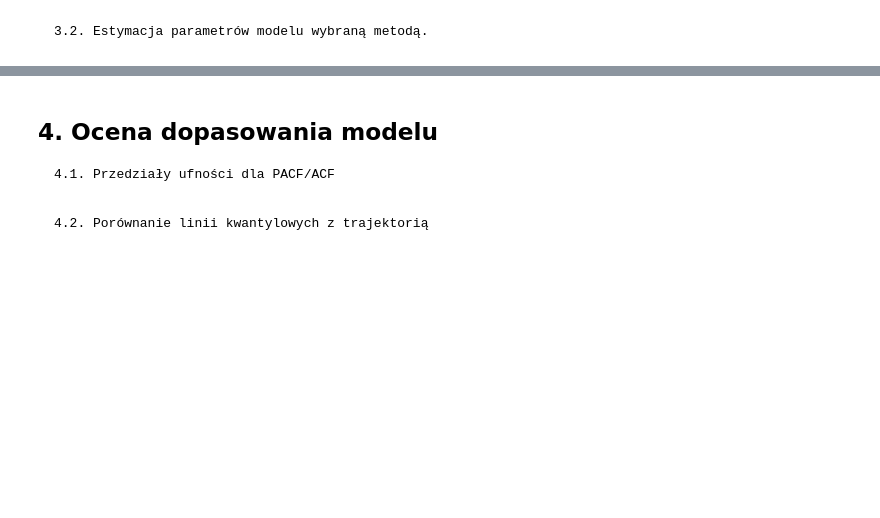
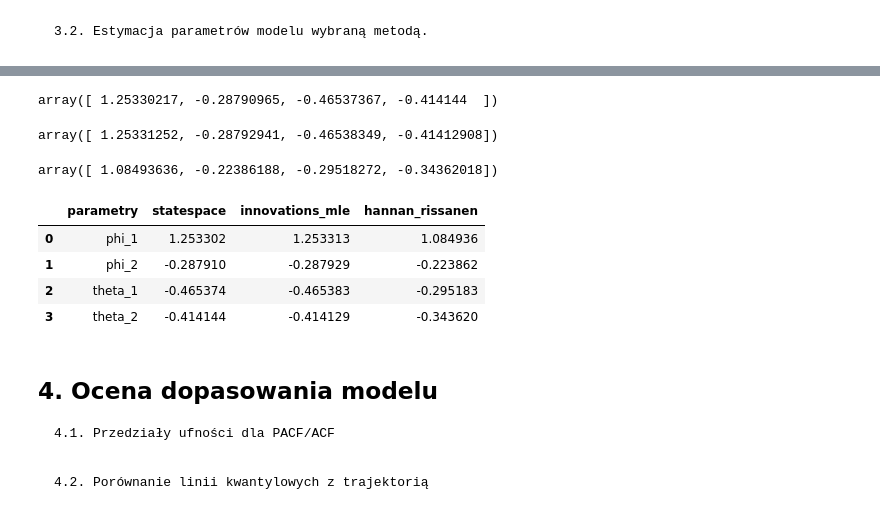
Before and after one commit to MagdalenaSudol/Model_ARMA, a Jupyter notebook: raport_boston.ipynb, the cells around one changed output, grey strips where cells are left out. Drawn from its saved outputs; the diff is of its cells as text; code cells hidden in the pictures; blank space fills up the shorter version.

Commit message:
Dodanie estymacji parametrów modelu

```diff
--- a/raport_boston.ipynb
+++ b/raport_boston.ipynb
@@ -471,3 +454,36 @@ Współczynnik phi_1 =  0.7559664120339147 , współczynnik phi_2 =  -0.21043588
+# %%
+#inne sposoby wyznaczania parametrów
+p = 2
+q = 2
+
+statespace_model = ARIMA(Yt, order=(p, 0, q)).fit(method='statespace')
+statespace_model.params[1:-1]
+# %% [output]
+array([ 1.25330217, -0.28790965, -0.46537367, -0.414144  ])
+# %%
+innovations_mle_model = ARIMA(Yt, order=(p, 0, q)).fit(method='innovations_mle')
+innovations_mle_model.params[1:-1]
+# %% [output]
+array([ 1.25331252, -0.28792941, -0.46538349, -0.41412908])
+# %%
+hannan_rissanen_model= ARIMA(Yt, order=(p, 0, q)).fit(method='hannan_rissanen')
+hannan_rissanen_model.params[1:-1]
+# %% [output]
+array([ 1.08493636, -0.22386188, -0.29518272, -0.34362018])
+# %%
+parameter_frame = pd.DataFrame()
+parameter_frame["parametry"] = ["phi_1", "phi_2", "theta_1", "theta_2"]
+parameter_frame["statespace"] = statespace_model.params[1:-1]
+parameter_frame["innovations_mle"] = innovations_mle_model.params[1:-1]
+parameter_frame["hannan_rissanen"] = hannan_rissanen_model.params[1:-1]
+
+parameter_frame
+# %% [output]
+|  | parametry | statespace | innovations_mle | hannan_rissanen |
+| 0 | phi_1 | 1.253302 | 1.253313 | 1.084936 |
+| 1 | phi_2 | -0.287910 | -0.287929 | -0.223862 |
+| 2 | theta_1 | -0.465374 | -0.465383 | -0.295183 |
+| 3 | theta_2 | -0.414144 | -0.414129 | -0.343620 |
 # %% [markdown]
 ##  4. Ocena dopasowania modelu
 
```
Also changed, not shown: parts of 13 cells of this notebook, 14 other files.
